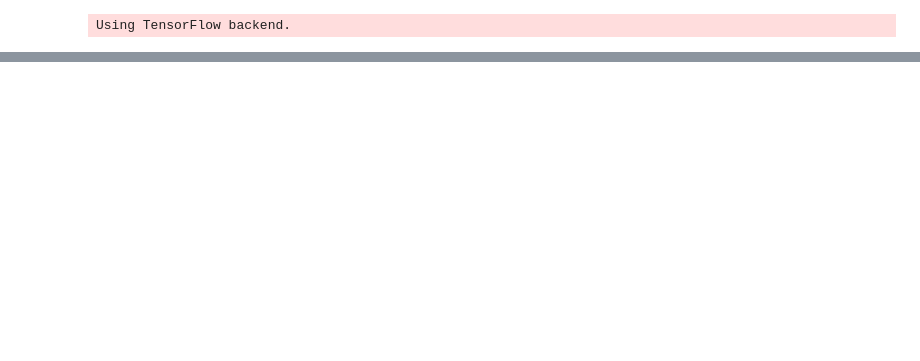
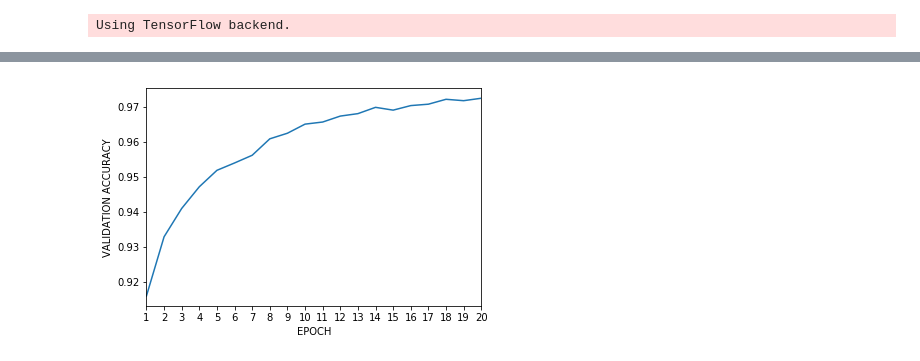
Before and after one commit to prajwal967/AI-CO410-Assignment, a Jupyter notebook: AI Assignment.ipynb, the cells around one changed output, grey strips where cells are left out. Drawn from its saved outputs; the diff is of its cells as text; code cells hidden in the pictures; blank space fills up the shorter version.

```diff
--- a/AI Assignment.ipynb
+++ b/AI Assignment.ipynb
@@ -351,0 +207,4 @@ Test accuracy: 0.9834
+# %%
+plot_history_accuracy(hist)
+# %% [output]
+[figure, added]
```
Also changed, not shown: parts of 49 cells of this notebook.
